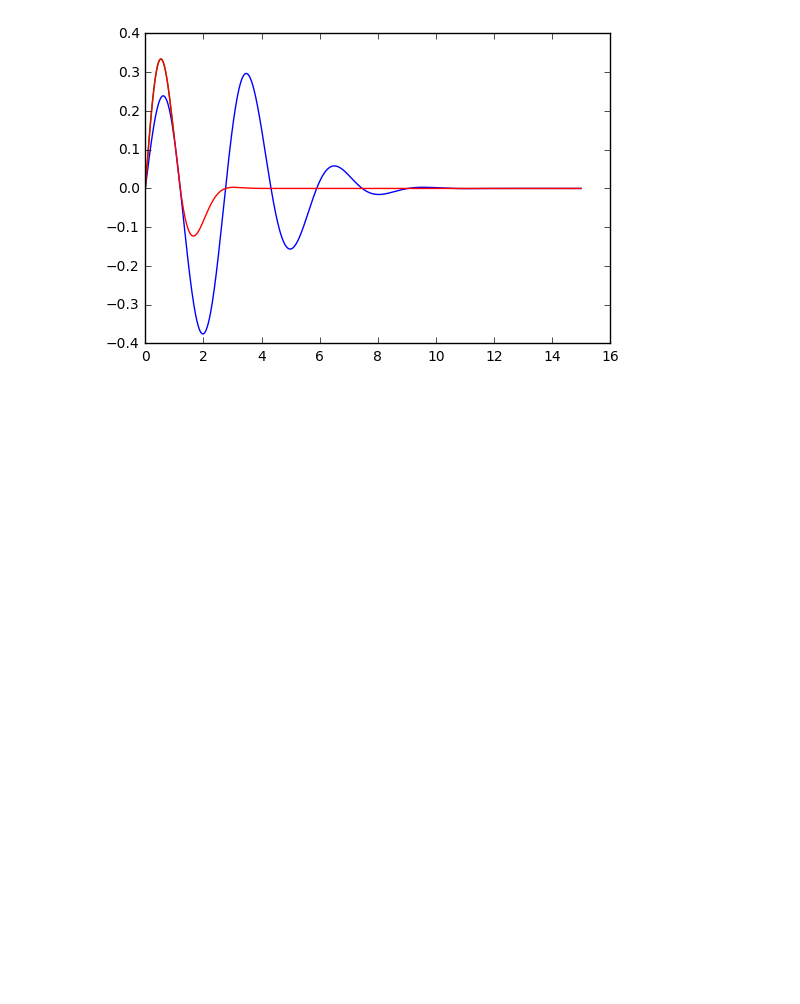
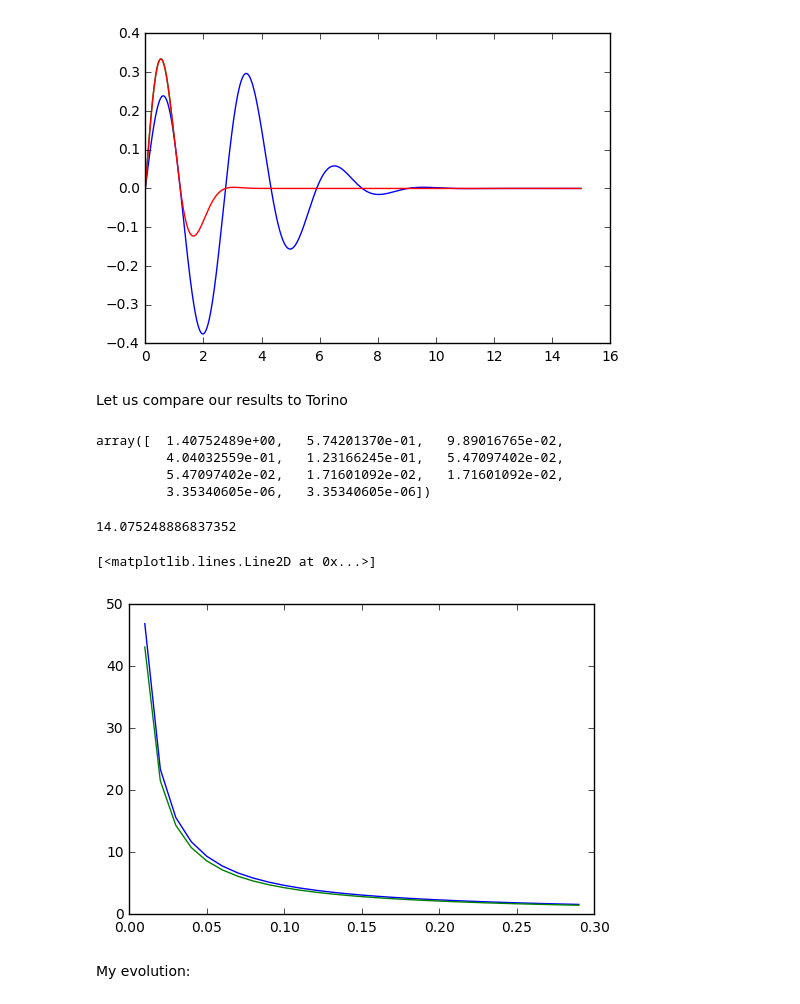
Before and after one commit to prokudin/collinearity, a Jupyter notebook: notebooks/tmd_shape.ipynb, the cells around one changed output. Drawn from its saved outputs; the diff is of its cells as text; code cells hidden in the pictures; blank space fills up the shorter version.

```diff
--- a/notebooks/tmd_shape.ipynb
+++ b/notebooks/tmd_shape.ipynb
@@ -70,3 +70,5 @@ plt.plot(bt,tmd_lowbt(bt),"-")
 # %% [output]
 [<matplotlib.lines.Line2D at 0x...>]
 [figure]
+# %% [markdown]
+Let us compare our results to Torino
@@ -72,0 +78,23 @@ plt.plot(bt,tmd_lowbt(bt),"-")
+# %%
+x = 0.1
+Q2 = 5.69
+x * PDF().get_C(x, Q2)
+# %% [output]
+array([  1.40752489e+00,   5.74201370e-01,   9.89016765e-02,
+         4.04032559e-01,   1.23166245e-01,   5.47097402e-02,
+         5.47097402e-02,   1.71601092e-02,   1.71601092e-02,
+         3.35340605e-06,   3.35340605e-06])
+# %%
+PDF().get_C(x, Q2)[0]
+# %% [output]
+14.075248886837352
+# %%
+x = np.arange(0.01,0.3,0.01)
+Q2 = 10
+plt.plot(x,PDF().get_C(x, Q2)[1],"-") # up quarks
+plt.plot(x,PDF().get_C(x, Q2)[3],"-") # down quark
+# %% [output]
+[<matplotlib.lines.Line2D at 0x...>]
+[figure, added]
+# %% [markdown]
+My evolution:
```
Also changed, not shown: parts of 18 cells of this notebook, 10 other files.
